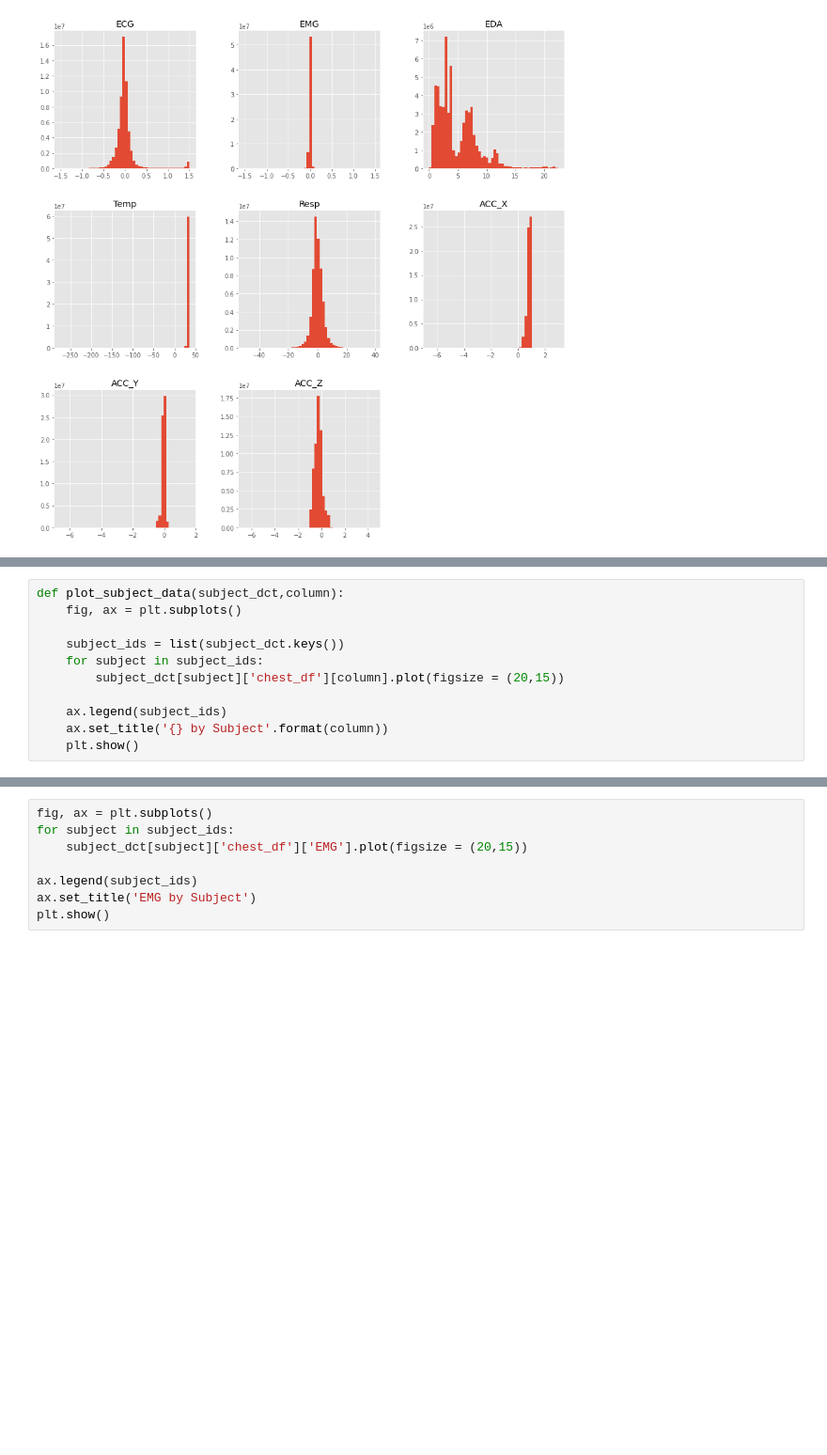
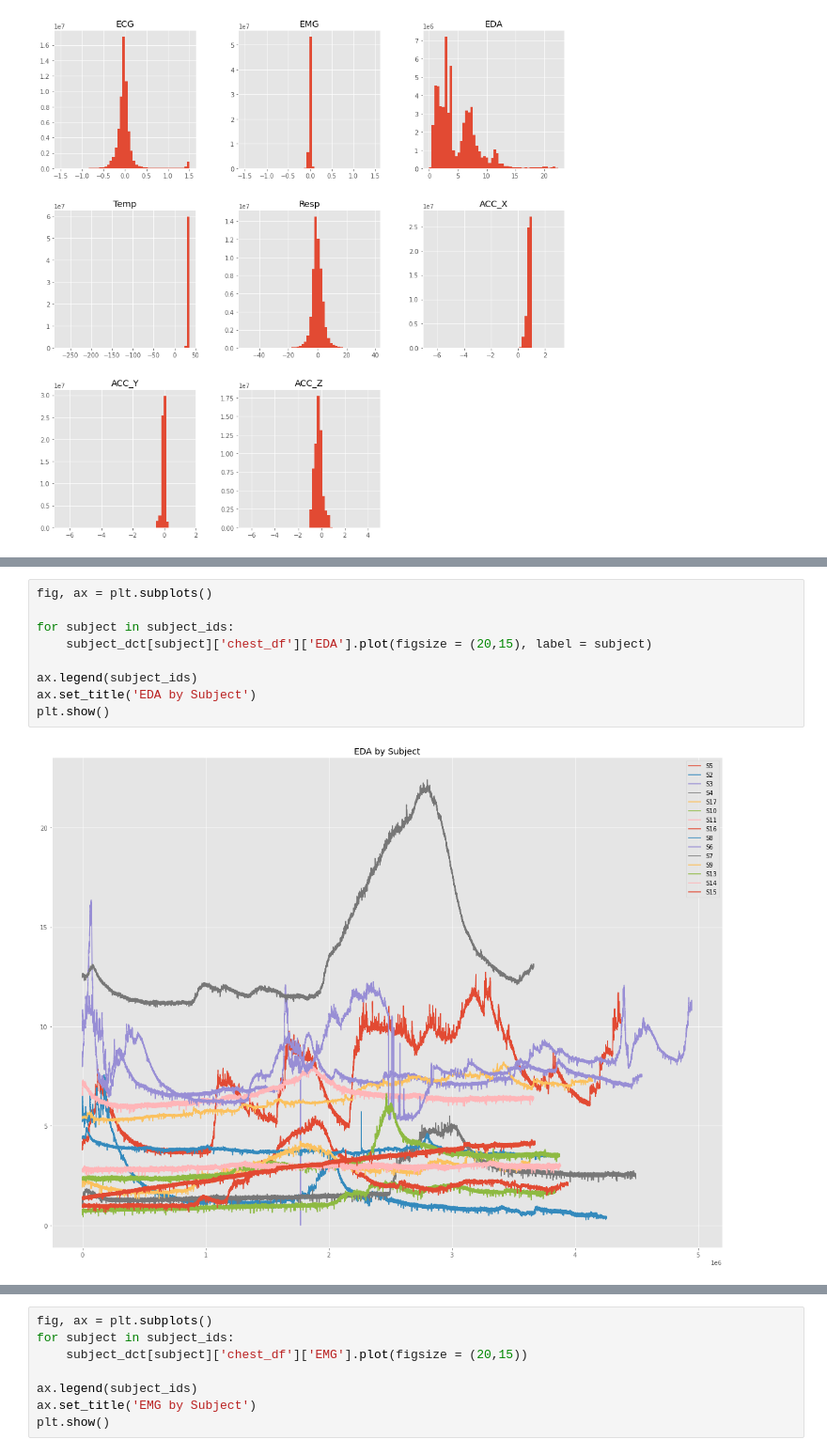
Before and after one commit to njfritter/Characteristic-Based-Time-Series-Clustering, a Jupyter notebook: rCode2012/notebooks/wesad_exploratory_analysis.ipynb, the cells around one changed output, grey strips where cells are left out. Shown at 94% size. Drawn from its saved outputs; the diff is of its cells as text; blank space fills up the shorter version.

```diff
--- a/rCode2012/notebooks/wesad_exploratory_analysis.ipynb
+++ b/rCode2012/notebooks/wesad_exploratory_analysis.ipynb
@@ -341,11 +366,11 @@ In order to get the complete picture, we should plot the data in order to see ho
 # %%
-def plot_subject_data(subject_dct,column):
-    fig, ax = plt.subplots()
+fig, ax = plt.subplots()
 
-    subject_ids = list(subject_dct.keys())
-    for subject in subject_ids:
-        subject_dct[subject]['chest_df'][column].plot(figsize = (20,15))
+for subject in subject_ids:
+    subject_dct[subject]['chest_df']['EDA'].plot(figsize = (20,15), label = subject)
 
-    ax.legend(subject_ids)
-    ax.set_title('{} by Subject'.format(column))
-    plt.show()
+ax.legend(subject_ids)
+ax.set_title('EDA by Subject')
+plt.show()
+# %% [output]
+[figure, added]
```
Also changed, not shown: parts of 12 cells of this notebook.
